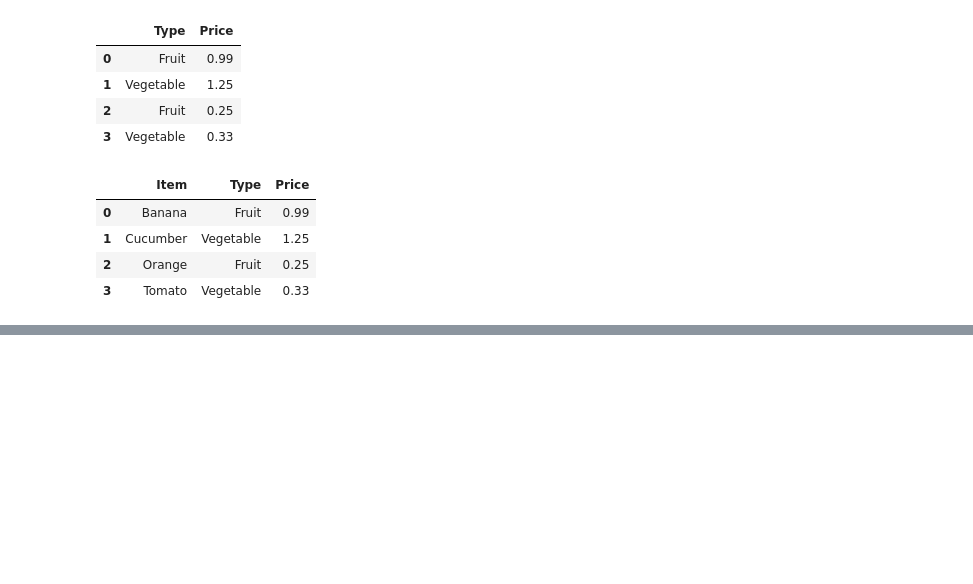
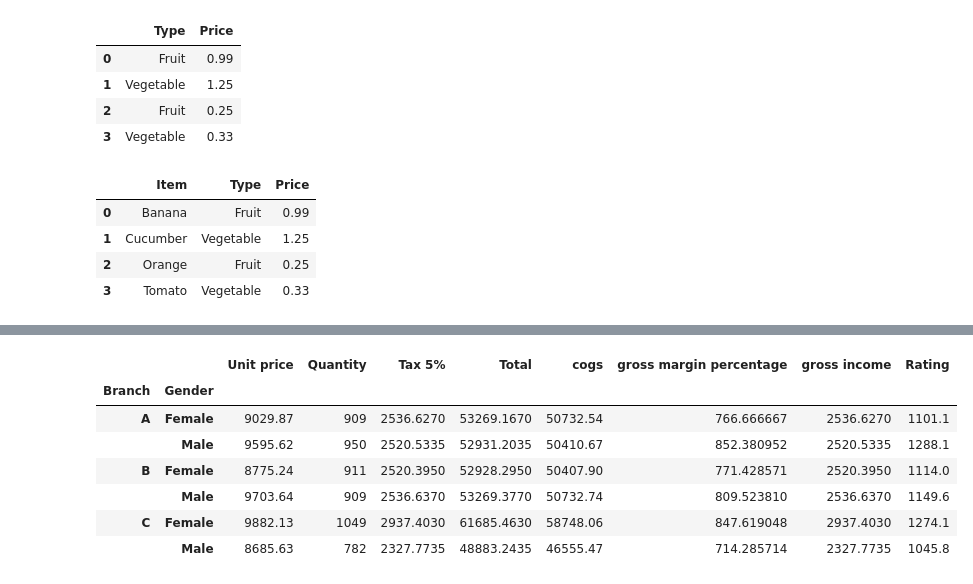
Before and after one commit to kaizenn06/ai-engineer-journey, a Jupyter notebook: 04 - Python for Data Analyst/Pandas/Pandas.ipynb, the cells around one changed output, grey strips where cells are left out. Cells and saved outputs as stored; diff of their text form; code cells hidden in the pictures; blank space fills up the shorter version.

```diff
--- a/04 - Python for Data Analyst/Pandas/Pandas.ipynb
+++ b/04 - Python for Data Analyst/Pandas/Pandas.ipynb
@@ -613,0 +922,11 @@ food.loc[:3, :"Price"]
+# %%
+df.groupby(["Branch", "Gender"]).sum(numeric_only = True)
+# %% [output]
+|  |  | Unit price | Quantity | Tax 5% | Total | cogs | gross margin percentage | gross income | Rating |
+| Branch | Gender |  |  |  |  |  |  |  |  |
+| A | Female | 9029.87 | 909 | 2536.6270 | 53269.1670 | 50732.54 | 766.666667 | 2536.6270 | 1101.1 |
+|  | Male | 9595.62 | 950 | 2520.5335 | 52931.2035 | 50410.67 | 852.380952 | 2520.5335 | 1288.1 |
+| B | Female | 8775.24 | 911 | 2520.3950 | 52928.2950 | 50407.90 | 771.428571 | 2520.3950 | 1114.0 |
+|  | Male | 9703.64 | 909 | 2536.6370 | 53269.3770 | 50732.74 | 809.523810 | 2536.6370 | 1149.6 |
+| C | Female | 9882.13 | 1049 | 2937.4030 | 61685.4630 | 58748.06 | 847.619048 | 2937.4030 | 1274.1 |
+|  | Male | 8685.63 | 782 | 2327.7735 | 48883.2435 | 46555.47 | 714.285714 | 2327.7735 | 1045.8 |
```
Also changed, not shown: parts of 52 cells of this notebook, 3 other files.
